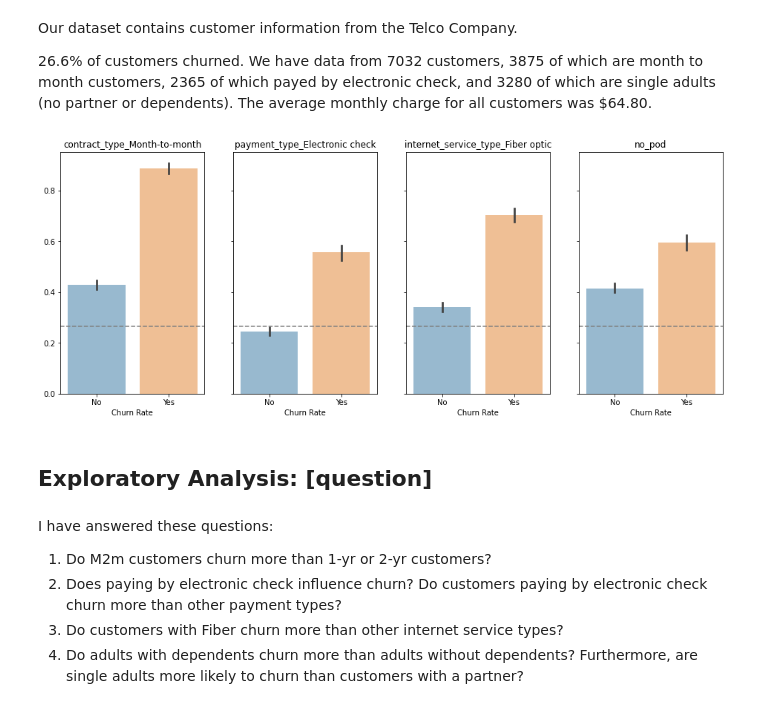
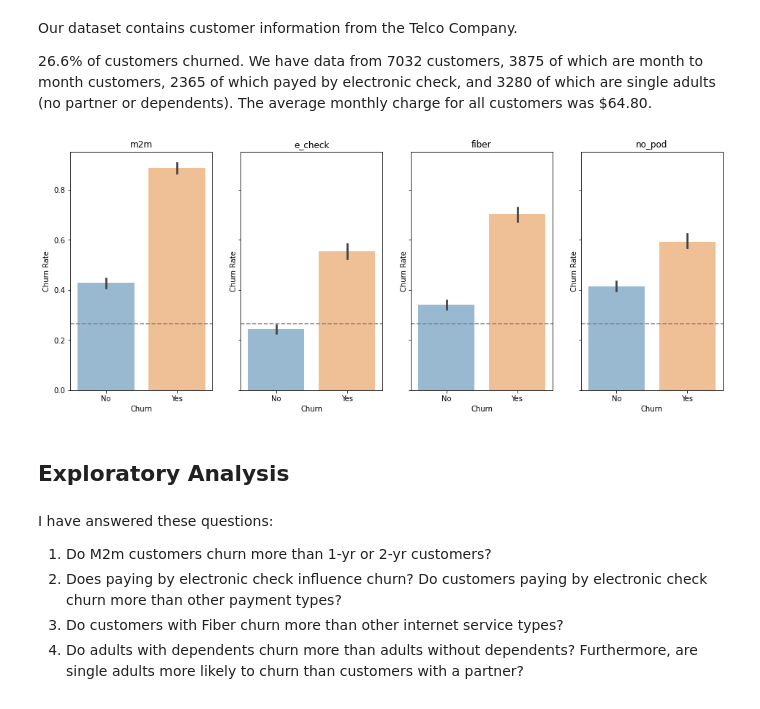
Before and after one commit to SchneemannDavid/classification_project, a Jupyter notebook: Final Report.ipynb, the cells around one changed output. Cells and saved outputs as stored; diff of their text form; code cells hidden in the pictures.

```diff
--- a/Final Report.ipynb
+++ b/Final Report.ipynb
@@ -165,27 +168,28 @@ Our dataset contains customer information from the Telco Company.
 
 26.6% of customers churned. We have data from 7032 customers, 3875 of which are month to month customers, 2365 of which payed by electronic check, and 3280 of which are single adults (no partner or dependents). The average monthly charge for all customers was $64.80.
 # %%
-# My visualization setting the context of the data
 # This visual shows churn rate of the four most prominent features I explore
-features = ['contract_type_Month-to-month', 'payment_type_Electronic check', 'internet_service_type_Fiber optic','no_pod']
+features = ['m2m', 'e_check', 'fiber','no_pod']
 
 enumerate(features)
 
 list(enumerate(features))
 
+#
 churn_rate = train.churn_encoded.mean()
 _, ax = plt.subplots(nrows=1, ncols=4, figsize=(16, 6), sharey=True)
+#
 for i, feature in enumerate(features):
     sns.barplot('churn', feature, data=train
                 , ax=ax[i], alpha=0.5)
-    ax[i].set_xlabel('Churn Rate')
-    ax[i].set_ylabel('')
+    ax[i].set_xlabel('Churn')
+    ax[i].set_ylabel('Churn Rate')
     ax[i].set_title(feature)
     ax[i].axhline(churn_rate, ls='--', color='grey')
 # %% [output]
-[figure, old version]
+[figure, new version]
 # %% [markdown]
-## Exploratory Analysis: [question]
+## Exploratory Analysis
 # %% [markdown]
 I have answered these questions:
 
```
Also changed, not shown: parts of 44 cells of this notebook, 5 other files.
